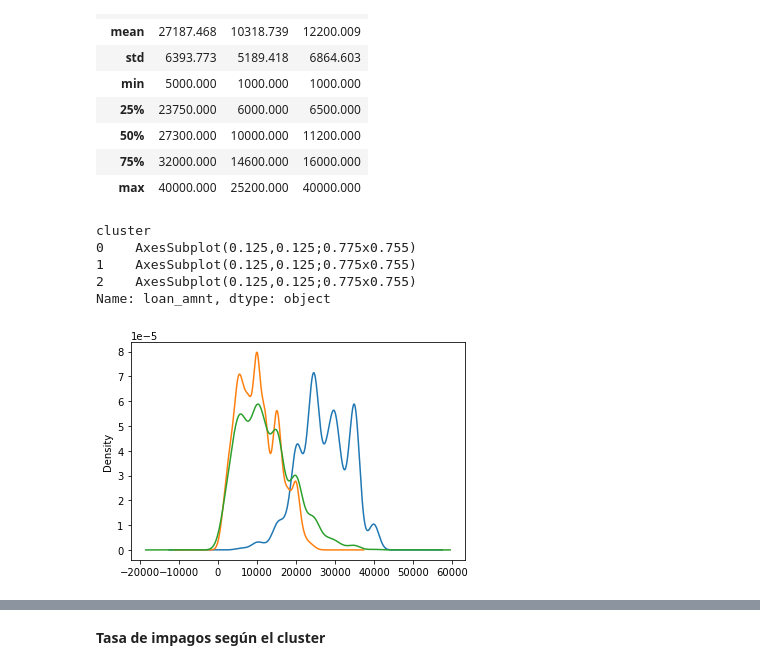
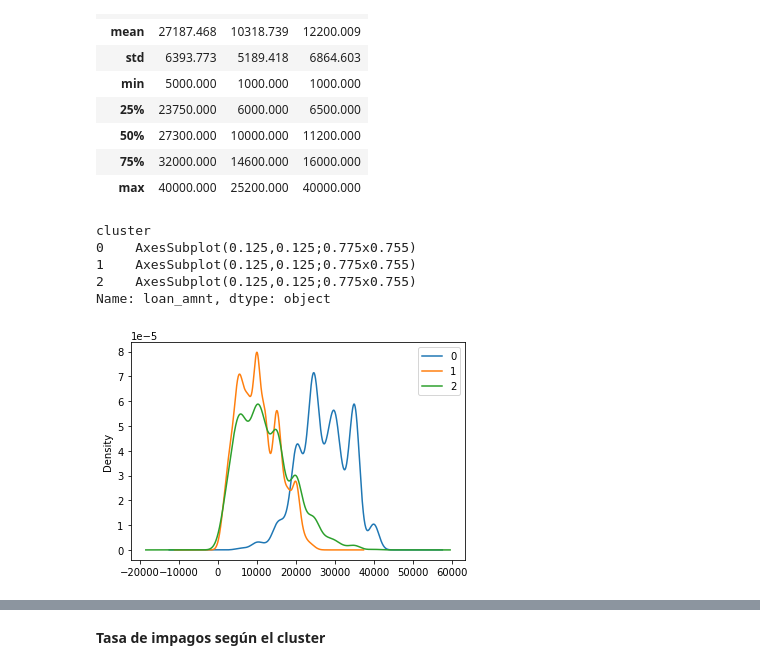
Before and after one commit to mario-sanz/IA2-Practicas, a Jupyter notebook: Lab1/P1_clustering.ipynb, the cells around one changed output, grey strips where cells are left out. Cells and saved outputs as stored; diff of their text form; code cells hidden in the pictures.

```diff
--- a/Lab1/P1_clustering.ipynb
+++ b/Lab1/P1_clustering.ipynb
@@ -606,12 +605,12 @@ df.groupby('cluster')["loan_amnt"].describe(include=np.number).transpose()
 | 75% | 32000.000 | 14600.000 | 16000.000 |
 | max | 40000.000 | 25200.000 | 40000.000 |
 # %%
-df.groupby(["cluster"])["loan_amnt"].plot(kind="density")
+df.groupby(["cluster"])["loan_amnt"].plot(kind="density", legend=True)
 # %% [output]
 cluster
 0    AxesSubplot(0.125,0.125;0.775x0.755)
 1    AxesSubplot(0.125,0.125;0.775x0.755)
 2    AxesSubplot(0.125,0.125;0.775x0.755)
 Name: loan_amnt, dtype: object
-[figure, old version]
+[figure, new version]
 # %% [markdown]
```
Also changed, not shown: parts of 27 cells of this notebook.
